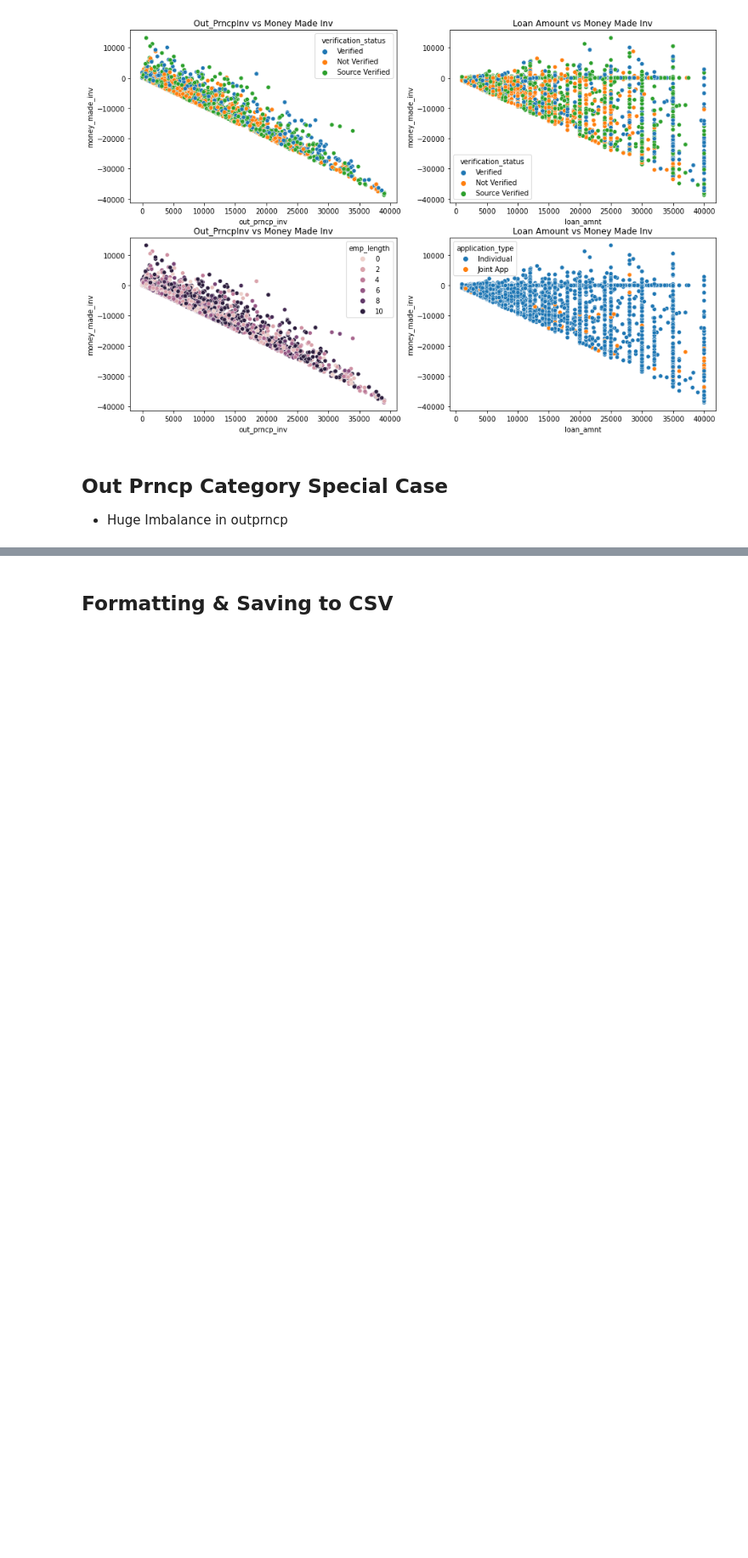
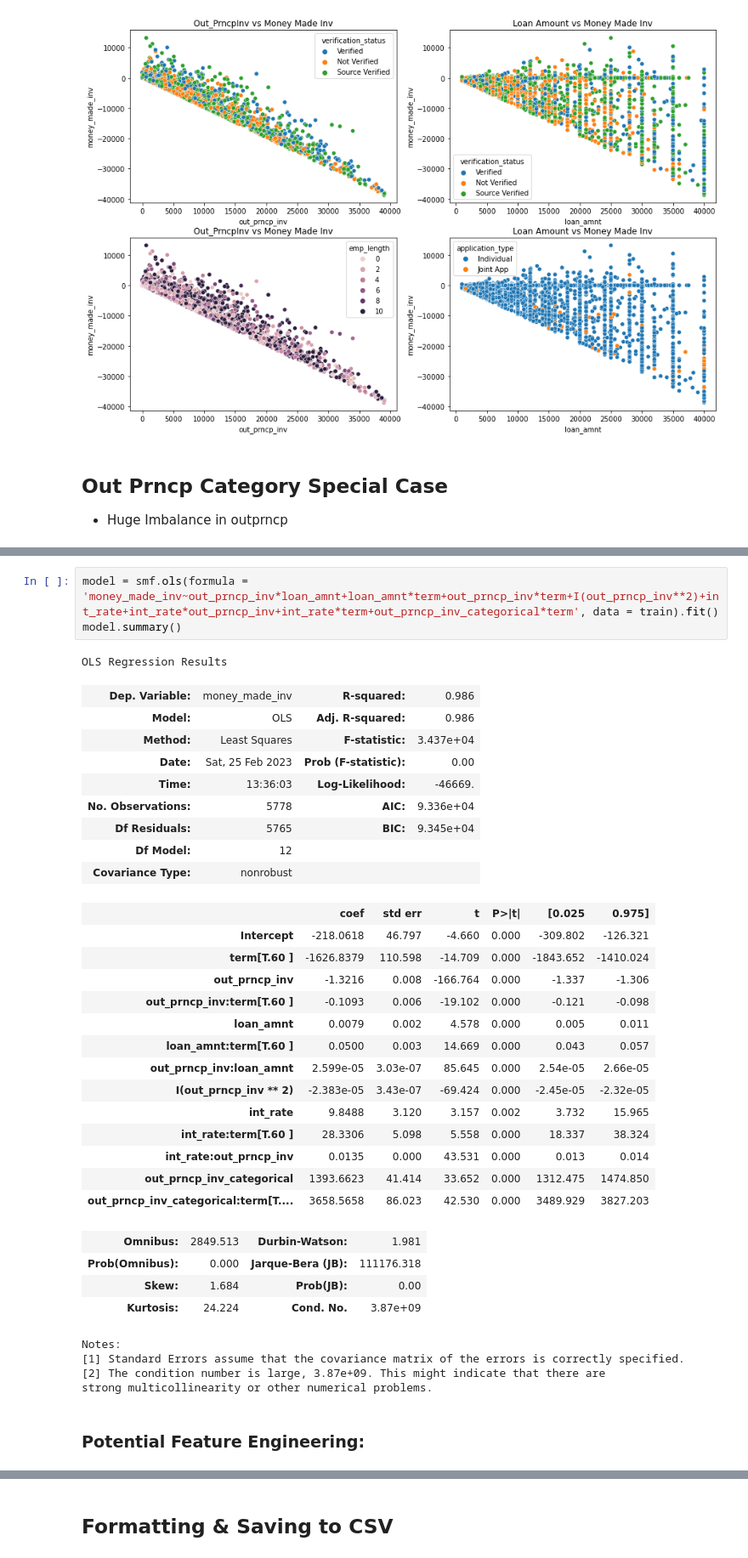
Before and after one commit to Juliaaaachu/Loan_Amount, a Jupyter notebook: linear_reg_model.ipynb, the cells around one changed output, grey strips where cells are left out. Shown: that part at 85% size. Drawn from its saved outputs; the diff is of its cells as text; blank space fills up the shorter version.

Commit message:
polynomial 3 and feature engineering based on finance :)

```diff
--- a/linear_reg_model.ipynb
+++ b/linear_reg_model.ipynb
@@ -262,0 +293,38 @@ display(target_l)
+# %%
+model = smf.ols(formula = 'money_made_inv~out_prncp_inv*loan_amnt+loan_amnt*term+out_prncp_inv*term+I(out_prncp_inv**2)+int_rate+int_rate*out_prncp_inv+int_rate*term+out_prncp_inv_categorical*term', data = train).fit()
+model.summary()
+# %% [output]
+OLS Regression Results
+| Dep. Variable: | money_made_inv | R-squared: | 0.986 |
+| Model: | OLS | Adj. R-squared: | 0.986 |
+| Method: | Least Squares | F-statistic: | 3.437e+04 |
+| Date: | Sat, 25 Feb 2023 | Prob (F-statistic): | 0.00 |
+| Time: | 13:36:03 | Log-Likelihood: | -46669. |
+| No. Observations: | 5778 | AIC: | 9.336e+04 |
+| Df Residuals: | 5765 | BIC: | 9.345e+04 |
+| Df Model: | 12 |  |  |
+| Covariance Type: | nonrobust |  |  |
+|  | coef | std err | t | P>|t| | [0.025 | 0.975] |
+| Intercept | -218.0618 | 46.797 | -4.660 | 0.000 | -309.802 | -126.321 |
+| term[T.60 ] | -1626.8379 | 110.598 | -14.709 | 0.000 | -1843.652 | -1410.024 |
+| out_prncp_inv | -1.3216 | 0.008 | -166.764 | 0.000 | -1.337 | -1.306 |
+| out_prncp_inv:term[T.60 ] | -0.1093 | 0.006 | -19.102 | 0.000 | -0.121 | -0.098 |
+| loan_amnt | 0.0079 | 0.002 | 4.578 | 0.000 | 0.005 | 0.011 |
+| loan_amnt:term[T.60 ] | 0.0500 | 0.003 | 14.669 | 0.000 | 0.043 | 0.057 |
+| out_prncp_inv:loan_amnt | 2.599e-05 | 3.03e-07 | 85.645 | 0.000 | 2.54e-05 | 2.66e-05 |
+| I(out_prncp_inv ** 2) | -2.383e-05 | 3.43e-07 | -69.424 | 0.000 | -2.45e-05 | -2.32e-05 |
+| int_rate | 9.8488 | 3.120 | 3.157 | 0.002 | 3.732 | 15.965 |
+| int_rate:term[T.60 ] | 28.3306 | 5.098 | 5.558 | 0.000 | 18.337 | 38.324 |
+| int_rate:out_prncp_inv | 0.0135 | 0.000 | 43.531 | 0.000 | 0.013 | 0.014 |
+| out_prncp_inv_categorical | 1393.6623 | 41.414 | 33.652 | 0.000 | 1312.475 | 1474.850 |
+| out_prncp_inv_categorical:term[T.... | 3658.5658 | 86.023 | 42.530 | 0.000 | 3489.929 | 3827.203 |
+| Omnibus: | 2849.513 | Durbin-Watson: | 1.981 |
+| Prob(Omnibus): | 0.000 | Jarque-Bera (JB): | 111176.318 |
+| Skew: | 1.684 | Prob(JB): | 0.00 |
+| Kurtosis: | 24.224 | Cond. No. | 3.87e+09 |
+Notes:
+[1] Standard Errors assume that the covariance matrix of the errors is correctly specified.
+[2] The condition number is large, 3.87e+09. This might indicate that there are
+strong multicollinearity or other numerical problems.
+# %% [markdown]
+### Potential Feature Engineering:
```
Also changed, not shown: parts of 22 cells of this notebook, 1 other file.
